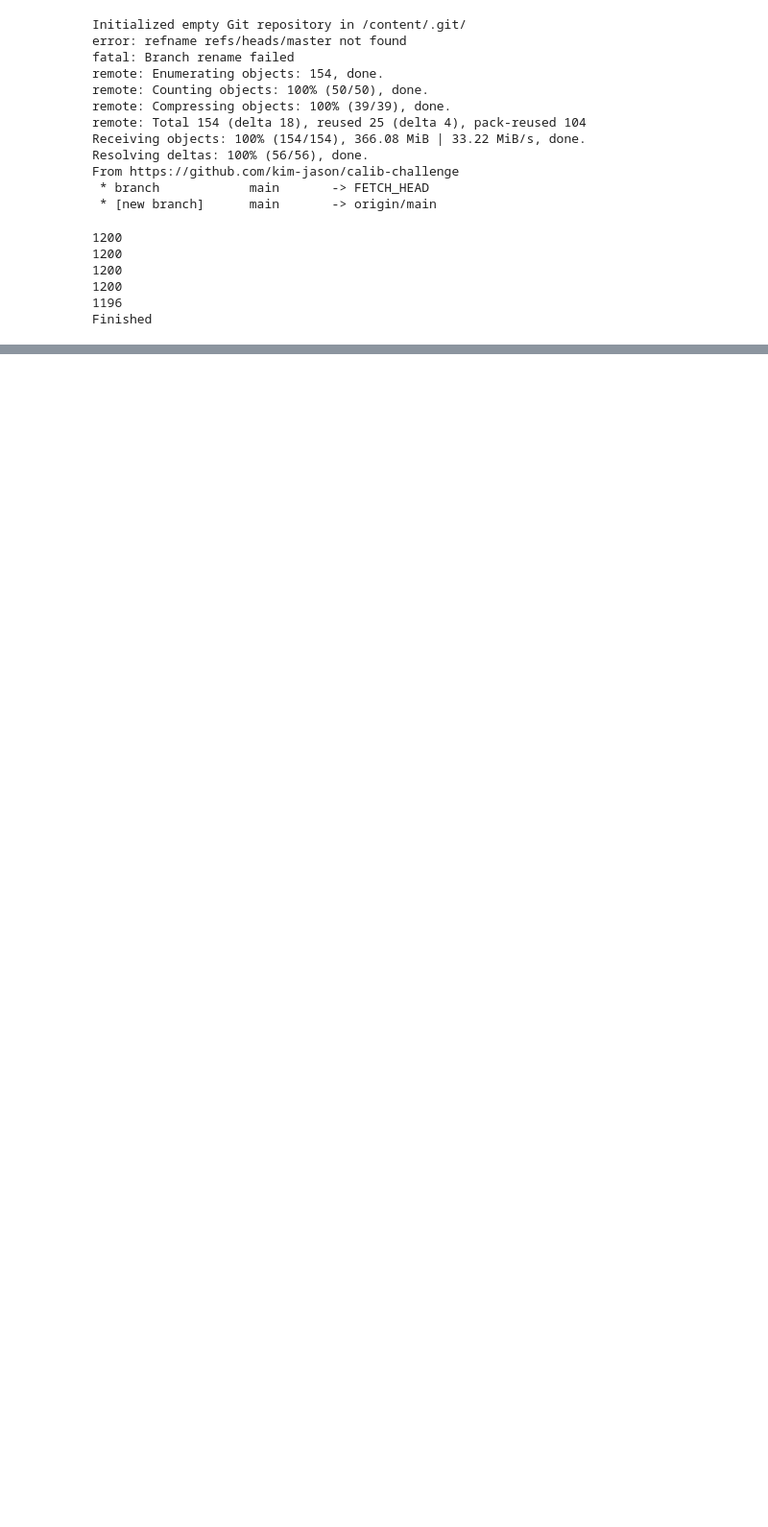
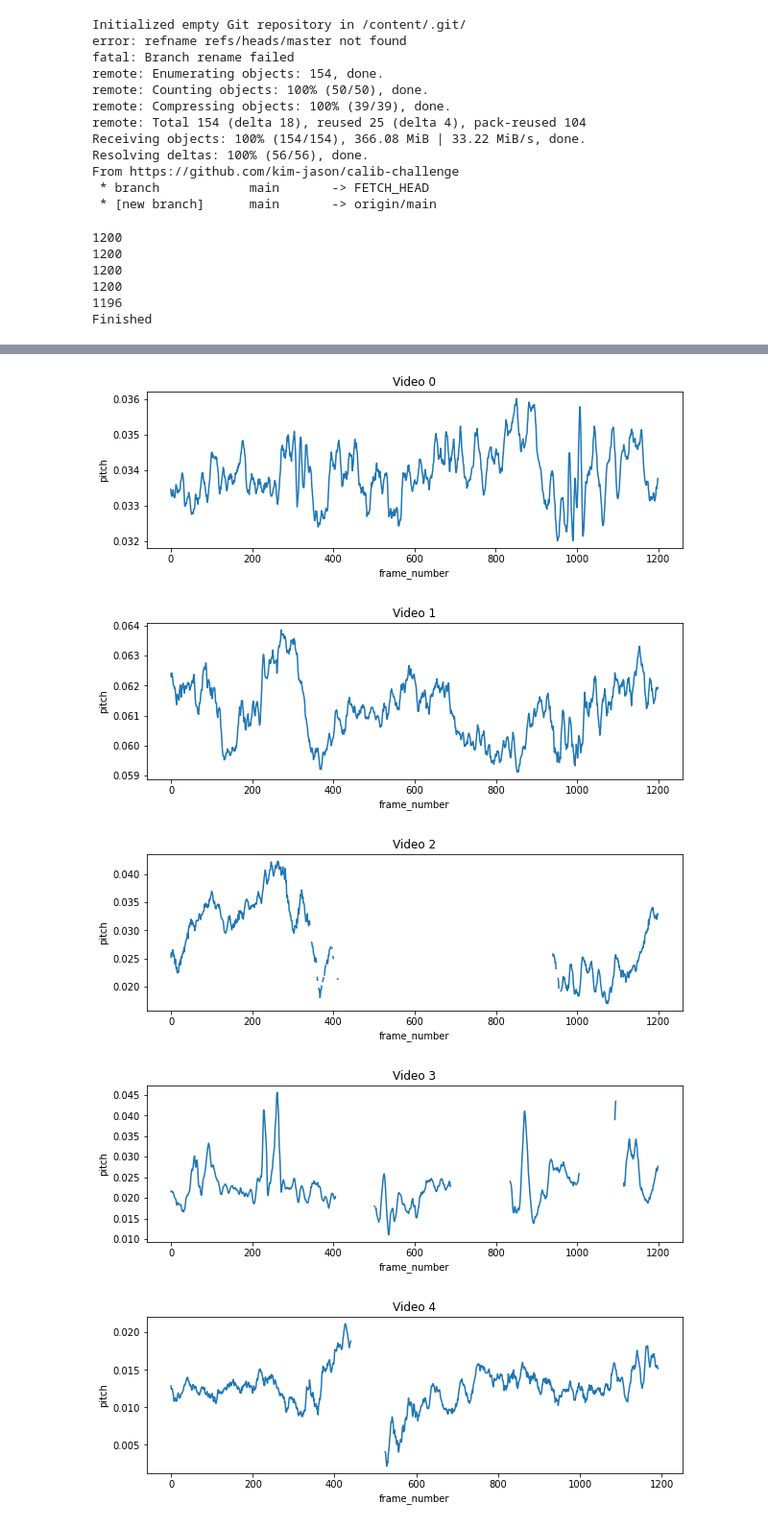
Before and after one commit to kim-jason/calib-challenge, a Jupyter notebook: colab.ipynb, the cells around one changed output, grey strips where cells are left out. Shown: that part at 96% size. Cells and saved outputs as stored; diff of their text form; code cells hidden in the pictures; blank space fills up the shorter version.

```diff
--- a/colab.ipynb
+++ b/colab.ipynb
@@ -117,0 +120,10 @@ dtype: object
+# %%
+#Show pitch of all the videos
+for video_number, video_data in frames_df.groupby('video_number'):
+    plot_data(video_data.frame_number, video_data['pitch'], f"Video {video_number}", 'frame_number', 'pitch')
+# %% [output]
+[figure, added]
+[figure, added]
+[figure, added]
+[figure, added]
+[figure, added]
```
Also changed, not shown: parts of 7 cells of this notebook.
